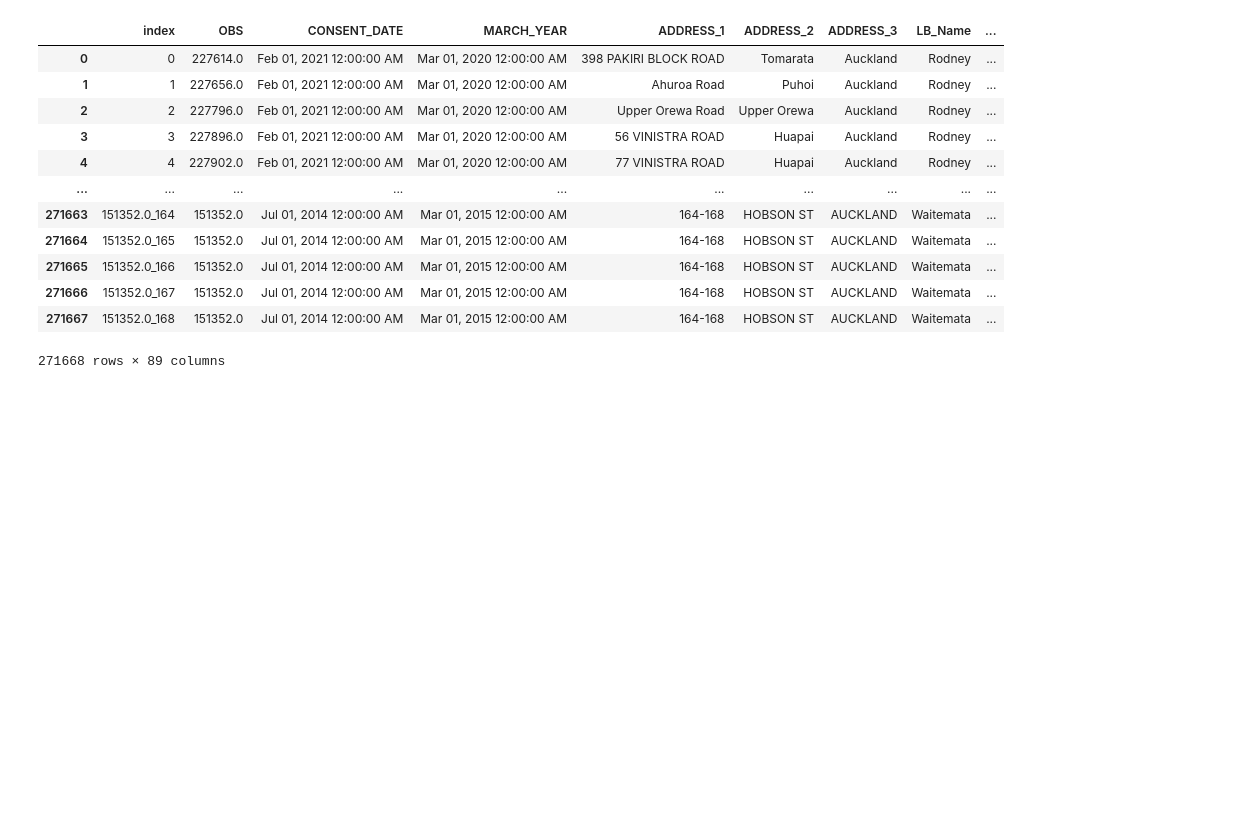
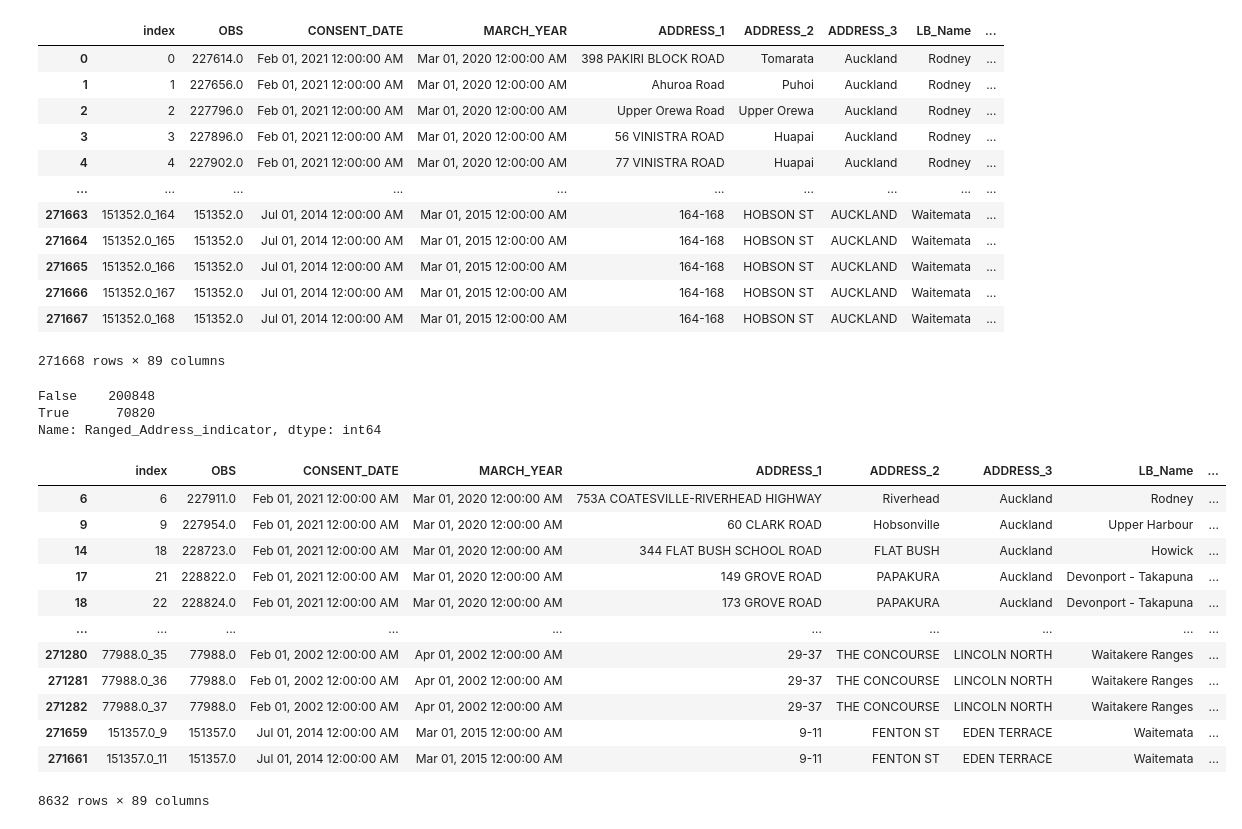
Before and after one commit to UoA-eResearch/auckland-housing, a Jupyter notebook: phase1-checks.ipynb, the cells around one changed output. Drawn from its saved outputs; the diff is of its cells as text; code cells hidden in the pictures; blank space fills up the shorter version.

```diff
--- a/phase1-checks.ipynb
+++ b/phase1-checks.ipynb
@@ -21,5 +21,24 @@ df
 271668 rows × 89 columns
 # %%
 df.Ranged_Address_indicator.value_counts(dropna=False)
-df = df[df.Ranged_Address_indicator]
+# %% [output]
+False    200848
+True      70820
+Name: Ranged_Address_indicator, dtype: int64
+# %%
+df[df.LINZ_MATCH_CODE == 3]
+# %% [output]
+|  | index | OBS | CONSENT_DATE | MARCH_YEAR | ADDRESS_1 | ADDRESS_2 | ADDRESS_3 | LB_Name | ... |
+| 6 | 6 | 227911.0 | Feb 01, 2021 12:00:00 AM | Mar 01, 2020 12:00:00 AM | 753A COATESVILLE-RIVERHEAD HIGHWAY | Riverhead | Auckland | Rodney | ... |
+| 9 | 9 | 227954.0 | Feb 01, 2021 12:00:00 AM | Mar 01, 2020 12:00:00 AM | 60 CLARK ROAD | Hobsonville | Auckland | Upper Harbour | ... |
+| 14 | 18 | 228723.0 | Feb 01, 2021 12:00:00 AM | Mar 01, 2020 12:00:00 AM | 344 FLAT BUSH SCHOOL ROAD | FLAT BUSH | Auckland | Howick | ... |
+| 17 | 21 | 228822.0 | Feb 01, 2021 12:00:00 AM | Mar 01, 2020 12:00:00 AM | 149 GROVE ROAD | PAPAKURA | Auckland | Devonport - Takapuna | ... |
+| 18 | 22 | 228824.0 | Feb 01, 2021 12:00:00 AM | Mar 01, 2020 12:00:00 AM | 173 GROVE ROAD | PAPAKURA | Auckland | Devonport - Takapuna | ... |
+| ... | ... | ... | ... | ... | ... | ... | ... | ... | ... |
+| 271280 | 77988.0_35 | 77988.0 | Feb 01, 2002 12:00:00 AM | Apr 01, 2002 12:00:00 AM | 29-37 | THE CONCOURSE | LINCOLN NORTH | Waitakere Ranges | ... |
+| 271281 | 77988.0_36 | 77988.0 | Feb 01, 2002 12:00:00 AM | Apr 01, 2002 12:00:00 AM | 29-37 | THE CONCOURSE | LINCOLN NORTH | Waitakere Ranges | ... |
+| 271282 | 77988.0_37 | 77988.0 | Feb 01, 2002 12:00:00 AM | Apr 01, 2002 12:00:00 AM | 29-37 | THE CONCOURSE | LINCOLN NORTH | Waitakere Ranges | ... |
+| 271659 | 151357.0_9 | 151357.0 | Jul 01, 2014 12:00:00 AM | Mar 01, 2015 12:00:00 AM | 9-11 | FENTON ST | EDEN TERRACE | Waitemata | ... |
+| 271661 | 151357.0_11 | 151357.0 | Jul 01, 2014 12:00:00 AM | Mar 01, 2015 12:00:00 AM | 9-11 | FENTON ST | EDEN TERRACE | Waitemata | ... |
+8632 rows × 89 columns
 # %%
```
Also changed, not shown: parts of 1 cell of this notebook, 2 other files.
